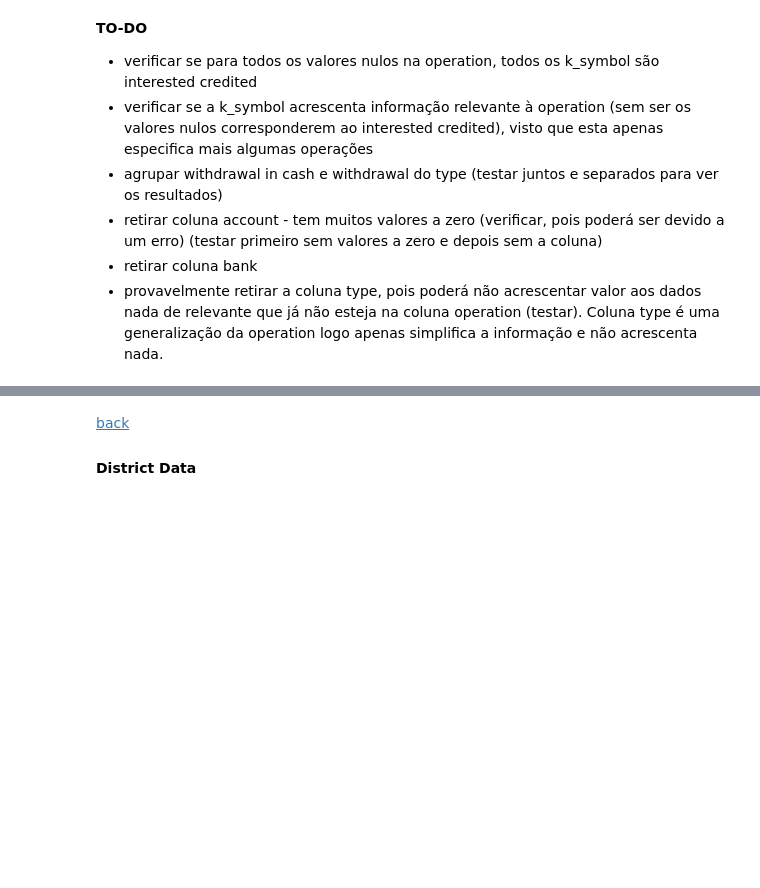
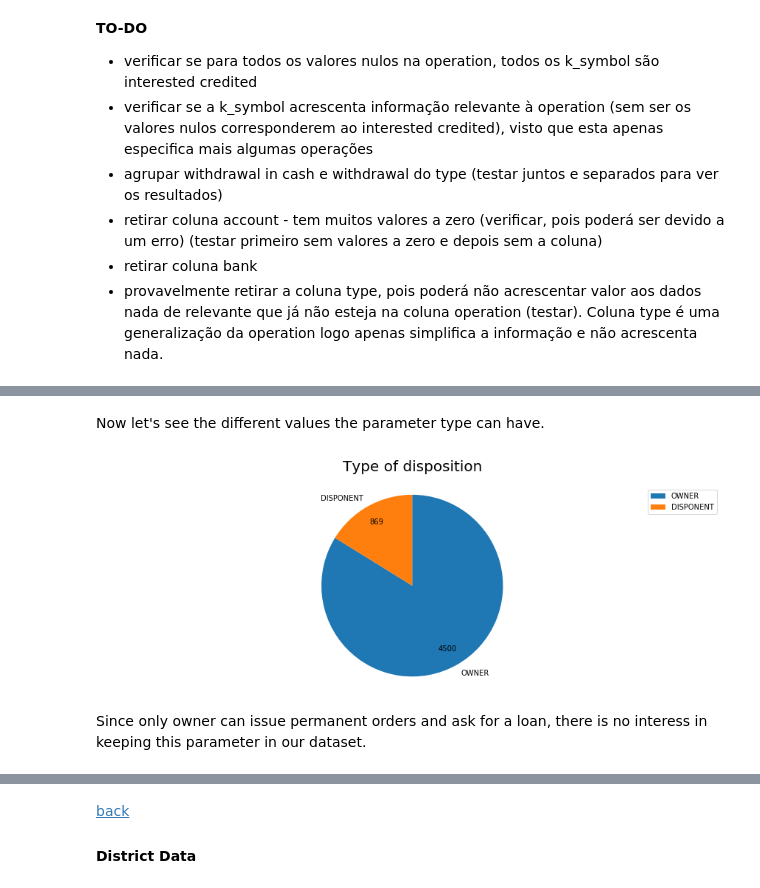
Before and after one commit to GustavoSena/AC-FEUP, a Jupyter notebook: LoadDataset.ipynb, the cells around one changed output, grey strips where cells are left out. Drawn from its saved outputs; the diff is of its cells as text; code cells hidden in the pictures; blank space fills up the shorter version.

```diff
--- a/LoadDataset.ipynb
+++ b/LoadDataset.ipynb
@@ -55,3 +105,24 @@ trans_test = dataset('trans_test')
+# %% [markdown]
+Now let's see the different values the parameter type can have.
+# %%
+disp_data_pie = disp_data.copy()
+
+ser = disp_data_pie.groupby('type')['type'].count()
+ser = ser.sort_values(ascending=False)
+ser = ser.iloc[[0,1]]
+
+fig = plt.figure()
+ax = fig.add_subplot(111)
+
+ax.pie(ser.values, labels=ser.index, startangle=90, autopct=lambda x:int(x/100.*ser.sum()+0.1), pctdistance=0.8, counterclock=False)
+ax.legend()
+plt.axis('equal')
+plt.title('Type of disposition', y=1.05, fontsize=20)
+fig.set_size_inches(15, 5)
+# %% [output]
+[figure, added]
+# %% [markdown]
+Since only owner can issue permanent orders and ask for a loan, there is no interess in keeping this parameter in our dataset.
 # %%
 # Removing name and region from district
 district_data.drop(['name', 'region'], axis=1, inplace=True)
```
Also changed, not shown: parts of 64 cells of this notebook.
